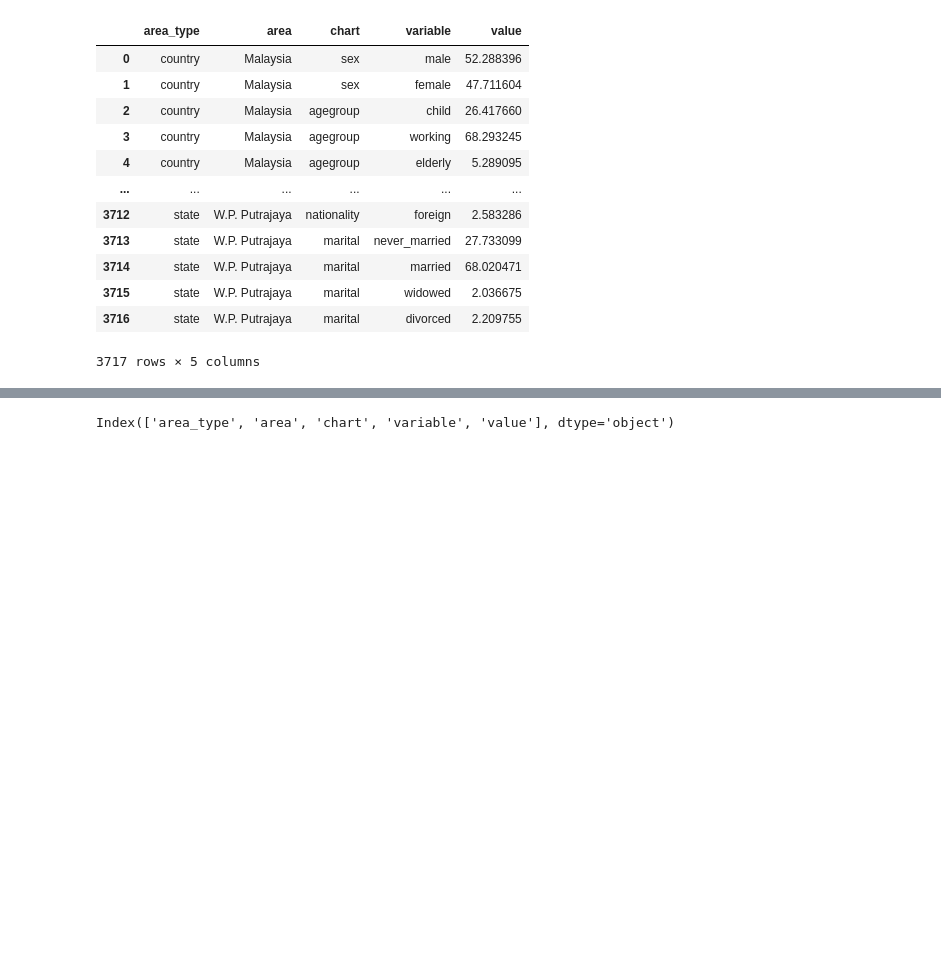
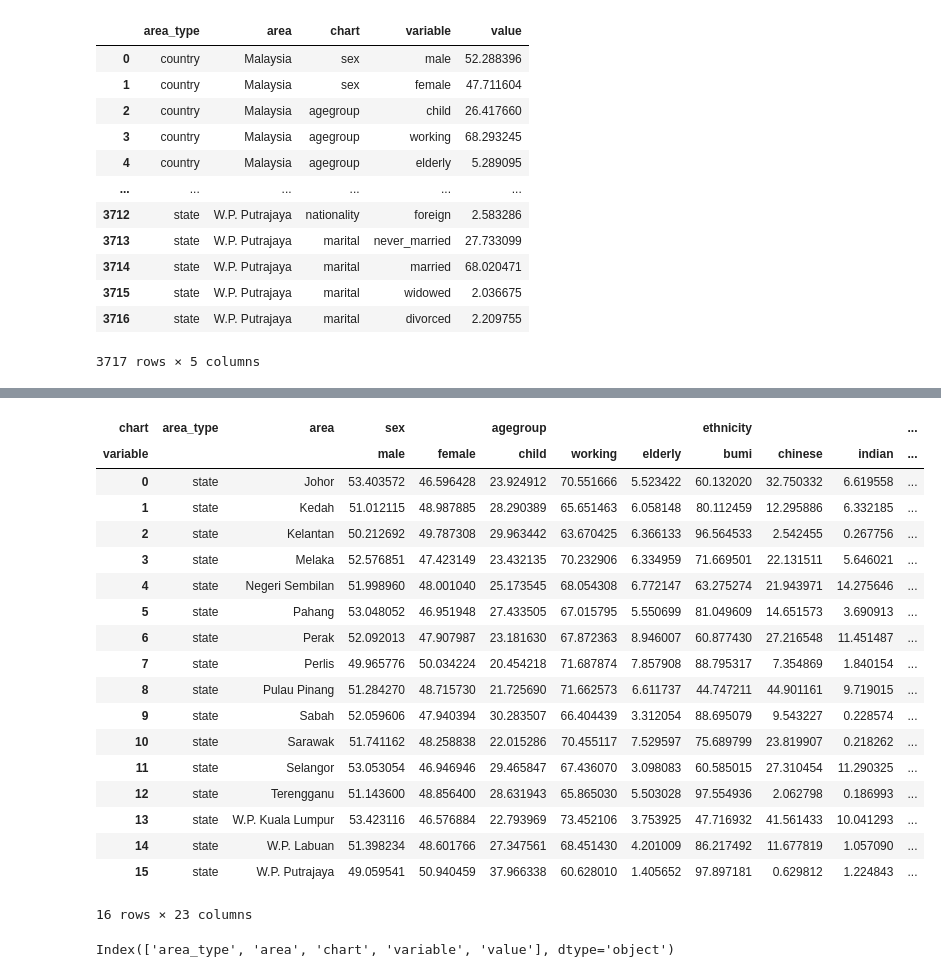
Before and after one commit to booluckgmie/sharecode, a Jupyter notebook: nb/kawasanku2023.ipynb, the cells around one changed output, grey strips where cells are left out. Drawn from its saved outputs; the diff is of its cells as text; code cells hidden in the pictures; blank space fills up the shorter version.

```diff
--- a/nb/kawasanku2023.ipynb
+++ b/nb/kawasanku2023.ipynb
@@ -53,12 +87,32 @@ df_pivoted.to_csv('kawasanku_district2021.csv', index=False)
 # %%
 df4 = df.query("area_type == 'state'").reset_index()
 
 # Example dataframe
 
 # Pivot the dataframe to create separate columns for each value of 'variable'
 df_pivoted = df4.pivot(index=['area_type', 'area'], columns=['chart','variable'], values='value').reset_index()
 df_pivoted
-df_pivoted.to_csv('kawasanku_state2021.csv', index=False)
+# df_pivoted.to_csv('kawasanku_state2021.csv', index=False)
+# %% [output]
+| chart | area_type | area | sex |  | agegroup |  |  | ethnicity |  |  | ... |
+| variable |  |  | male | female | child | working | elderly | bumi | chinese | indian | ... |
+| 0 | state | Johor | 53.403572 | 46.596428 | 23.924912 | 70.551666 | 5.523422 | 60.132020 | 32.750332 | 6.619558 | ... |
+| 1 | state | Kedah | 51.012115 | 48.987885 | 28.290389 | 65.651463 | 6.058148 | 80.112459 | 12.295886 | 6.332185 | ... |
+| 2 | state | Kelantan | 50.212692 | 49.787308 | 29.963442 | 63.670425 | 6.366133 | 96.564533 | 2.542455 | 0.267756 | ... |
+| 3 | state | Melaka | 52.576851 | 47.423149 | 23.432135 | 70.232906 | 6.334959 | 71.669501 | 22.131511 | 5.646021 | ... |
+| 4 | state | Negeri Sembilan | 51.998960 | 48.001040 | 25.173545 | 68.054308 | 6.772147 | 63.275274 | 21.943971 | 14.275646 | ... |
+| 5 | state | Pahang | 53.048052 | 46.951948 | 27.433505 | 67.015795 | 5.550699 | 81.049609 | 14.651573 | 3.690913 | ... |
+| 6 | state | Perak | 52.092013 | 47.907987 | 23.181630 | 67.872363 | 8.946007 | 60.877430 | 27.216548 | 11.451487 | ... |
+| 7 | state | Perlis | 49.965776 | 50.034224 | 20.454218 | 71.687874 | 7.857908 | 88.795317 | 7.354869 | 1.840154 | ... |
+| 8 | state | Pulau Pinang | 51.284270 | 48.715730 | 21.725690 | 71.662573 | 6.611737 | 44.747211 | 44.901161 | 9.719015 | ... |
+| 9 | state | Sabah | 52.059606 | 47.940394 | 30.283507 | 66.404439 | 3.312054 | 88.695079 | 9.543227 | 0.228574 | ... |
+| 10 | state | Sarawak | 51.741162 | 48.258838 | 22.015286 | 70.455117 | 7.529597 | 75.689799 | 23.819907 | 0.218262 | ... |
+| 11 | state | Selangor | 53.053054 | 46.946946 | 29.465847 | 67.436070 | 3.098083 | 60.585015 | 27.310454 | 11.290325 | ... |
+| 12 | state | Terengganu | 51.143600 | 48.856400 | 28.631943 | 65.865030 | 5.503028 | 97.554936 | 2.062798 | 0.186993 | ... |
+| 13 | state | W.P. Kuala Lumpur | 53.423116 | 46.576884 | 22.793969 | 73.452106 | 3.753925 | 47.716932 | 41.561433 | 10.041293 | ... |
+| 14 | state | W.P. Labuan | 51.398234 | 48.601766 | 27.347561 | 68.451430 | 4.201009 | 86.217492 | 11.677819 | 1.057090 | ... |
+| 15 | state | W.P. Putrajaya | 49.059541 | 50.940459 | 37.966338 | 60.628010 | 1.405652 | 97.897181 | 0.629812 | 1.224843 | ... |
+16 rows × 23 columns
 # %%
 df.columns
 # %% [output]
```
Also changed, not shown: parts of 6 cells of this notebook, 6 other files.
